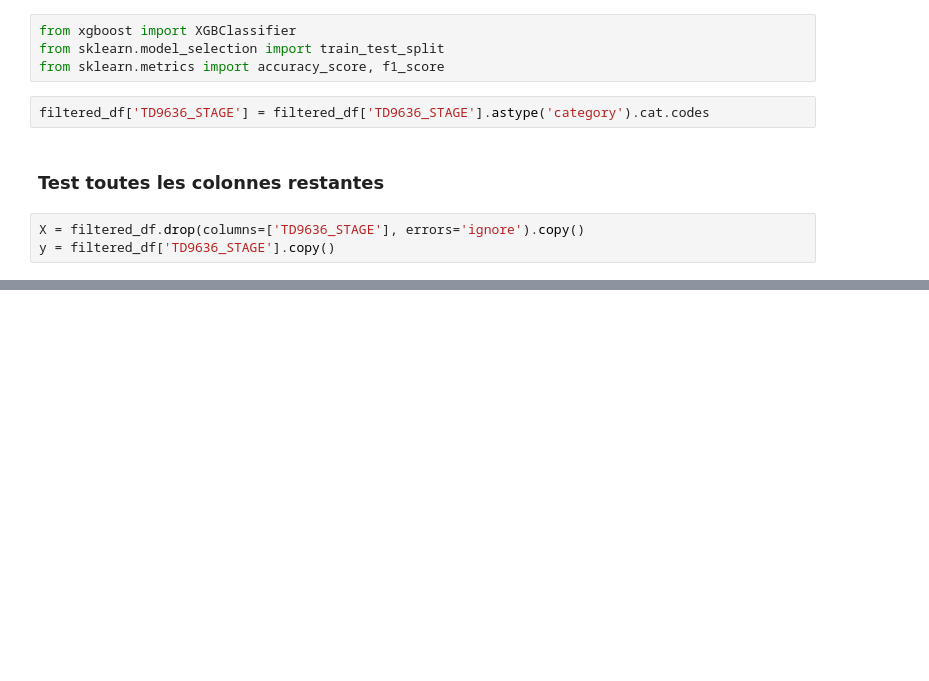
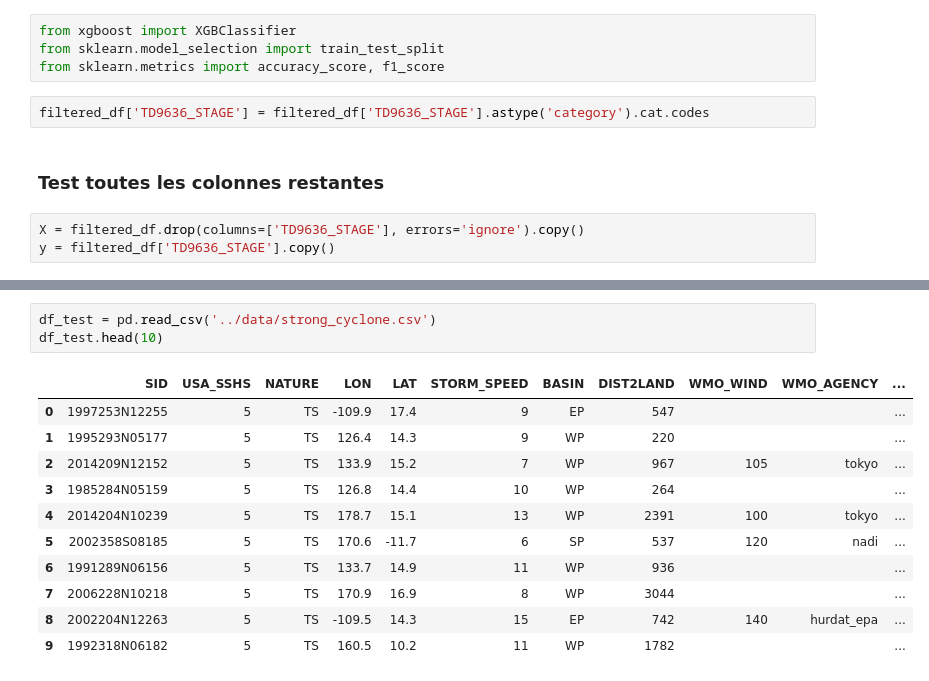
Before and after one commit to 1leolem1/Tropical-Cyclone-Strength-Prediction, a Jupyter notebook: Ibtracs_EDA/Ibtracs_EDA_Final.ipynb, the cells around one changed output, grey strips where cells are left out. Drawn from its saved outputs; the diff is of its cells as text; blank space fills up the shorter version.

```diff
--- a/Ibtracs_EDA/Ibtracs_EDA_Final.ipynb
+++ b/Ibtracs_EDA/Ibtracs_EDA_Final.ipynb
@@ -1028,0 +1224,15 @@ ValueError: DataFrame.dtypes for data must be int, float, bool or category. When
+# %%
+df_test = pd.read_csv('../data/strong_cyclone.csv')
+df_test.head(10)
+# %% [output]
+|  | SID | USA_SSHS | NATURE | LON | LAT | STORM_SPEED | BASIN | DIST2LAND | WMO_WIND | WMO_AGENCY | ... |
+| 0 | 1997253N12255 | 5 | TS | -109.9 | 17.4 | 9 | EP | 547 |  |  | ... |
+| 1 | 1995293N05177 | 5 | TS | 126.4 | 14.3 | 9 | WP | 220 |  |  | ... |
+| 2 | 2014209N12152 | 5 | TS | 133.9 | 15.2 | 7 | WP | 967 | 105 | tokyo | ... |
+| 3 | 1985284N05159 | 5 | TS | 126.8 | 14.4 | 10 | WP | 264 |  |  | ... |
+| 4 | 2014204N10239 | 5 | TS | 178.7 | 15.1 | 13 | WP | 2391 | 100 | tokyo | ... |
+| 5 | 2002358S08185 | 5 | TS | 170.6 | -11.7 | 6 | SP | 537 | 120 | nadi | ... |
+| 6 | 1991289N06156 | 5 | TS | 133.7 | 14.9 | 11 | WP | 936 |  |  | ... |
+| 7 | 2006228N10218 | 5 | TS | 170.9 | 16.9 | 8 | WP | 3044 |  |  | ... |
+| 8 | 2002204N12263 | 5 | TS | -109.5 | 14.3 | 15 | EP | 742 | 140 | hurdat_epa | ... |
+| 9 | 1992318N06182 | 5 | TS | 160.5 | 10.2 | 11 | WP | 1782 |  |  | ... |
```
Also changed, not shown: parts of 14 cells of this notebook, 16 other files.
